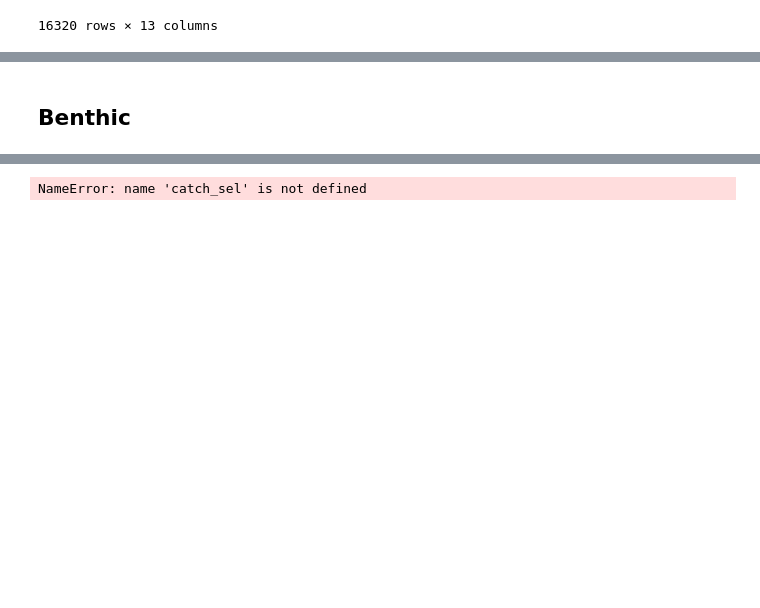
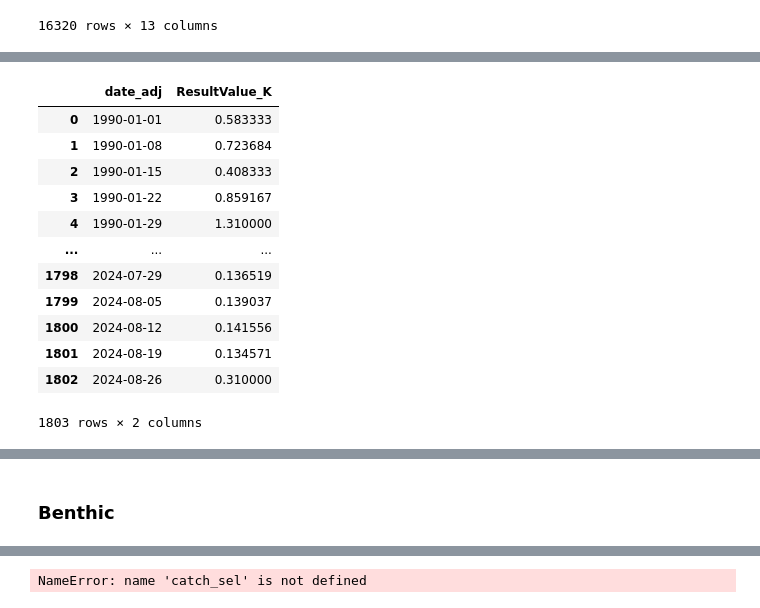
Before and after one commit to aiaxmaior/Tampa_Apollo_AnthropogenicIndex, a Jupyter notebook: notebooks/Final_A.P.Index_RNN_FINAL.ipynb, the cells around one changed output, grey strips where cells are left out. Cells and saved outputs as stored; diff of their text form; code cells hidden in the pictures; blank space fills up the shorter version.

```diff
--- a/notebooks/Final_A.P.Index_RNN_FINAL.ipynb
+++ b/notebooks/Final_A.P.Index_RNN_FINAL.ipynb
@@ -1039,3 +1048,21 @@ Nit_final=pd.read_csv('NIT_FINAL.csv')
+# %%
+Organic_Nitrates=VAR_data[['date_adj','ResultValue_K']]
+# %%
+Organic_Nitrates
+# %% [output]
+|  | date_adj | ResultValue_K |
+| 0 | 1990-01-01 | 0.583333 |
+| 1 | 1990-01-08 | 0.723684 |
+| 2 | 1990-01-15 | 0.408333 |
+| 3 | 1990-01-22 | 0.859167 |
+| 4 | 1990-01-29 | 1.310000 |
+| ... | ... | ... |
+| 1798 | 2024-07-29 | 0.136519 |
+| 1799 | 2024-08-05 | 0.139037 |
+| 1800 | 2024-08-12 | 0.141556 |
+| 1801 | 2024-08-19 | 0.134571 |
+| 1802 | 2024-08-26 | 0.310000 |
+1803 rows × 2 columns
 # %%
 Nit_final
 # %% [output]
@@ -1053,7 +1080,7 @@ Nit_final
 | 1592831 | 544256 | WIN_21FLGW | 59865 | 27.758901 | -82.428693 | 2022-01-19 00:00:00 | 0:00:00 | Nitrogen | ... |
 1592832 rows × 11 columns
 # %% [markdown]
-## Benthic
+### Benthic
 # %%
 benthic_tbbi
 # %% [output]
```
Also changed, not shown: parts of 7 cells of this notebook, 2 other files.
